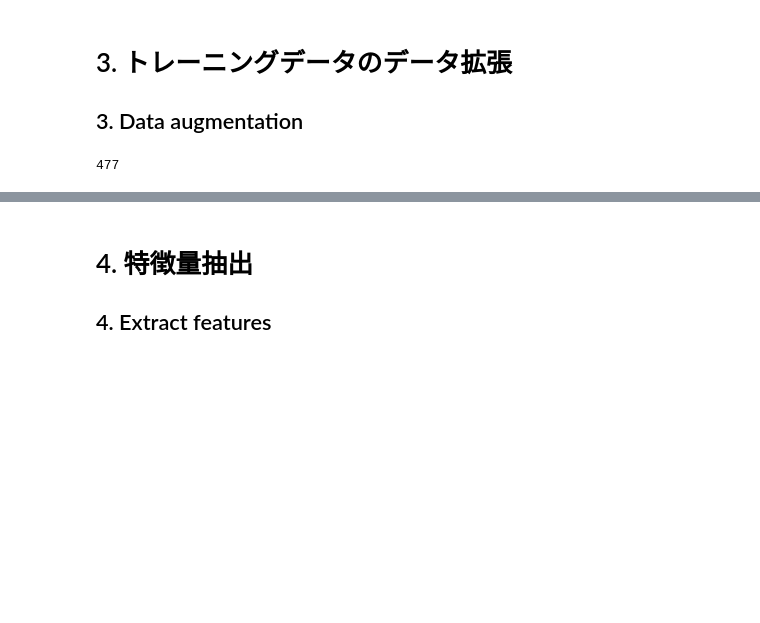
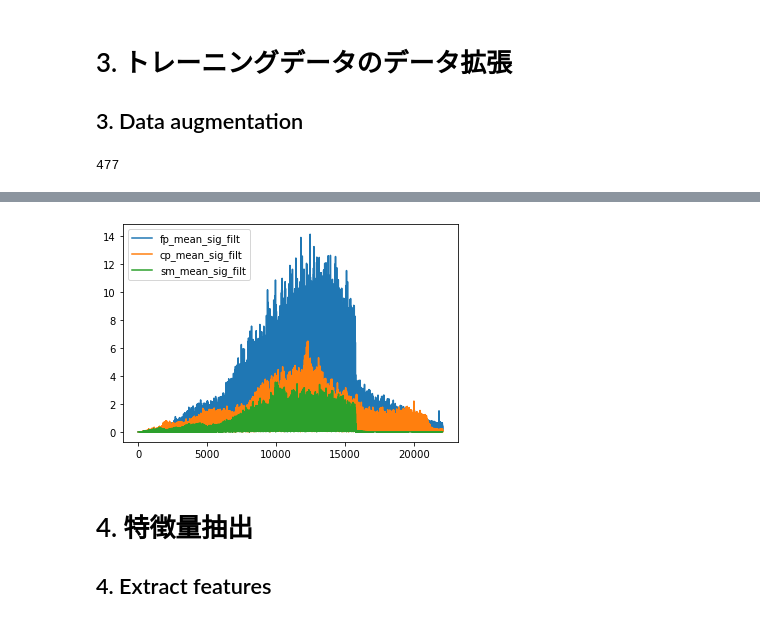
Before and after one commit to joya0819/Cooking_Sound_Classification, a Jupyter notebook: Cooking_sound_classification.ipynb, the cells around one changed output, grey strips where cells are left out. Saved outputs shown, nothing was run; the diff lists cells and outputs as text; code cells hidden in the pictures; blank space fills up the shorter version.

```diff
--- a/Cooking_sound_classification.ipynb
+++ b/Cooking_sound_classification.ipynb
@@ -394,0 +507,21 @@ len(training_dataset_with_noise)
+# %%
+#Plot average signals after filtering
+hpf_mean_sig_list = hp_filt(mean_sig_list, cut_off_freq) #,axis=0 use this do to the whole array?)
+lpf_mean_sig_list = lp_filt(mean_sig_list, cut_off_freq) #,axis=0 use this do to the whole array?)
+iir_mean_sig_list = filt_iir_notch(mean_sig_list, cut_off_freq) #,axis=0 use this do to the whole array?)
+
+plot_names = ['fp_mean_sig_filt', 'cp_mean_sig_filt', 'sm_mean_sig_filt']
+name_var = 0
+fig, ax = plt.subplots()
+
+for filt_mean_sig in hpf_mean_sig_list:
+    FILT_MEAN_SIG = fft(filt_mean_sig)
+    FILT_MEAN_SIG_ABS = np.abs(FILT_MEAN_SIG)
+    FILT_MEAN_SIG_POS = 2*(FILT_MEAN_SIG_ABS[:len(FILT_MEAN_SIG_ABS)//2]) # *2 for amplitude makeup
+    ax.plot(f_bins_pos, FILT_MEAN_SIG_POS, label=plot_names[name_var])
+    name_var = name_var + 1
+
+ax.legend()
+plt.show()
+# %% [output]
+[figure, added]
```
Also changed, not shown: parts of 18 cells of this notebook.
